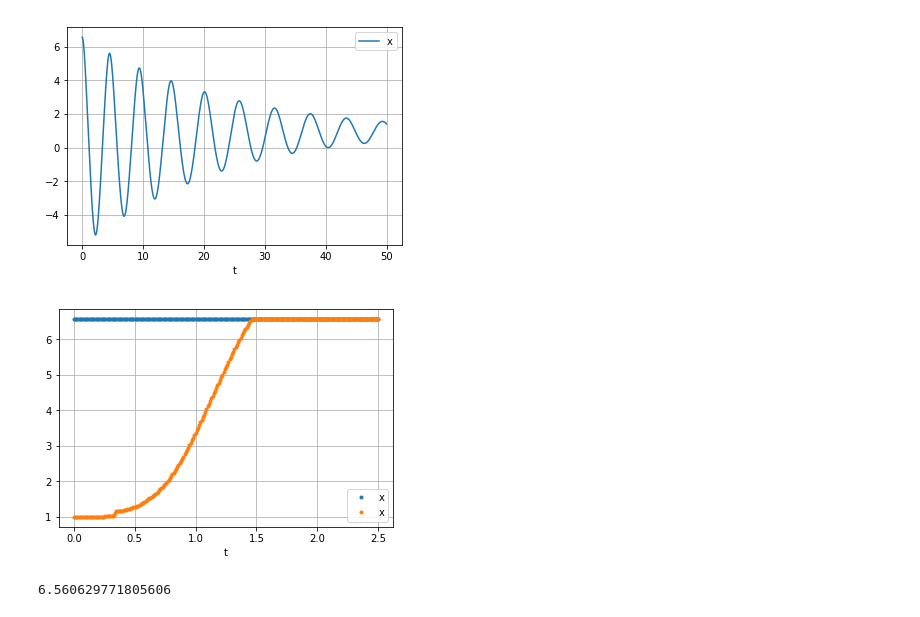
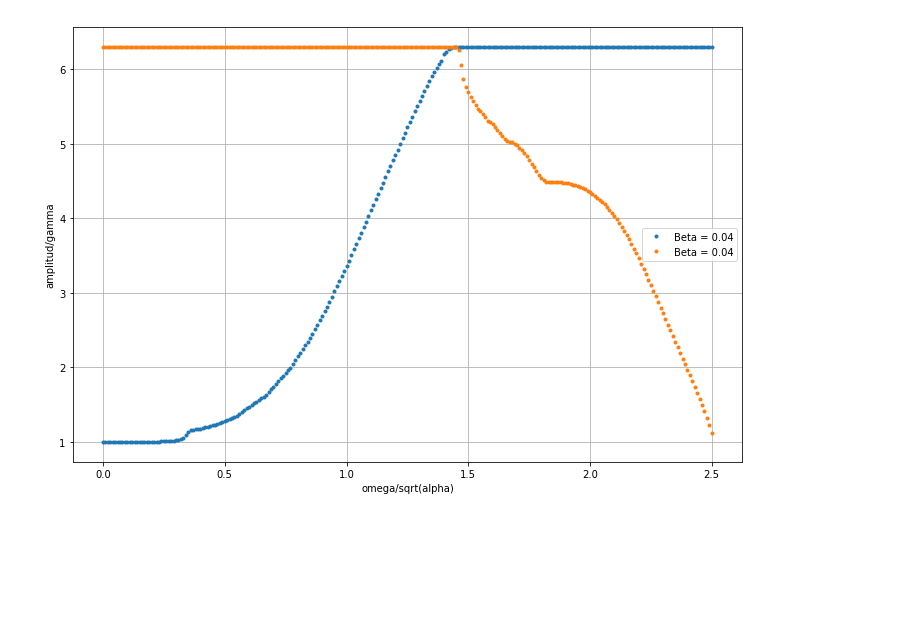
Before and after one commit to joselopez27/Actividades, a Jupyter notebook: Actividad10/Actividad10.ipynb, the cells around one changed output. Saved outputs shown, nothing was run; the diff lists cells and outputs as text; code cells hidden in the pictures; blank space fills up the shorter version.

```diff
--- a/Actividad10/Actividad10.ipynb
+++ b/Actividad10/Actividad10.ipynb
@@ -71,3 +141,22 @@ plt.show()
+# %%
+# Plot the solution...
+
+#plt.plot(wi2, zw2, label='x' , marker = ".")
+#plt.plot(wi2, zw2, label='x', marker= ".", linestyle="none")
+
+plt.figure(figsize=(12, 8))
+plt.plot(wi, zw, label="Beta = 0.04", marker= ".", linestyle="none")
+plt.plot(wi1, zw1, label="Beta = 0.04", marker= ".", linestyle="none")
+#plt.plot(wi2, zw2, label="Beta = 0.0", marker= ".", linestyle="none")
+#plt.plot(wi3, zw3, label="Beta = -0.003", marker= ".", linestyle="none")
+#plt.plot(t, sol[:,1], label='y')
+plt.xlabel('omega/sqrt(alpha)')
+plt.ylabel("amplitud/gamma")
+plt.grid(True)
+plt.legend()
+plt.show()
+# %% [output]
+[figure, added]
 # %%
 import numpy as np
 import matplotlib.pyplot as plt
@@ -77,9 +166,10 @@ from scipy.integrate import ode
 
 zw2 = []
 wi2 = []
-z0 = [z, 0]
+z0 = [1.05, 0]
+#z=1
 for i in range(0,251):
-    zaux=z0[0]
+    #zaux=z0[0]
     def fun(t, z, gamma , w , delta , alfa , beta ):
         x, y = z
         f = [y, gamma*math.cos(w*t)-delta*y-alfa*x-beta*x**3]
@@ -98,13 +188,12 @@ for i in range(0,251):
     solver.set_f_params(gamma , w , delta , alfa , beta)
     # Set the initial value z(0) = z0.
     t0 = 0.0
-    z0 = [z, 0]
     solver.set_initial_value(z0, t0)
 # Create the array `t` of time values at which to compute
 # the solution, and create an array to hold the solution.
 # Put the initial value in the solution array.
-    t1 = 50
-    N = 1300
+    t1 = 30
+    N = 1000
     t = np.linspace(t0, t1, N)
     sol = np.empty((N, 2))
     sol[0] = z0
@@ -123,10 +212,9 @@ for i in range(0,251):
     else:
         z = zmin
 
-    if z == z0[0]:
-        z=zaux
-
-    z0 = [z, 0]
+    #if z == z0[0]:
+    #    z=zaux
+    #z0 = [z, 0]
     zw2.append(z)
     wi2.append(w)
 # Plot the solution...
@@ -136,21 +224,3 @@ plt.xlabel('t')
 plt.grid(True)
 plt.legend()
 plt.show()
-# %% [output]
-[figure, removed]
-# %%
-# Plot the solution...
-#plt.plot(wi2, zw2, label='x' , marker = ".")
-plt.plot(wi2, zw2, label='x', marker= ".", linestyle="none")
-plt.plot(wi, zw, label='x', marker= ".", linestyle="none")
-#plt.plot(t, sol[:,1], label='y')
-plt.xlabel('t')
-plt.grid(True)
-plt.legend()
-plt.show()
-# %% [output]
-[figure, removed]
-# %%
-z0[0]
-# %% [output]
-6.560629771805606
```
Also changed, not shown: parts of 2 cells of this notebook.
